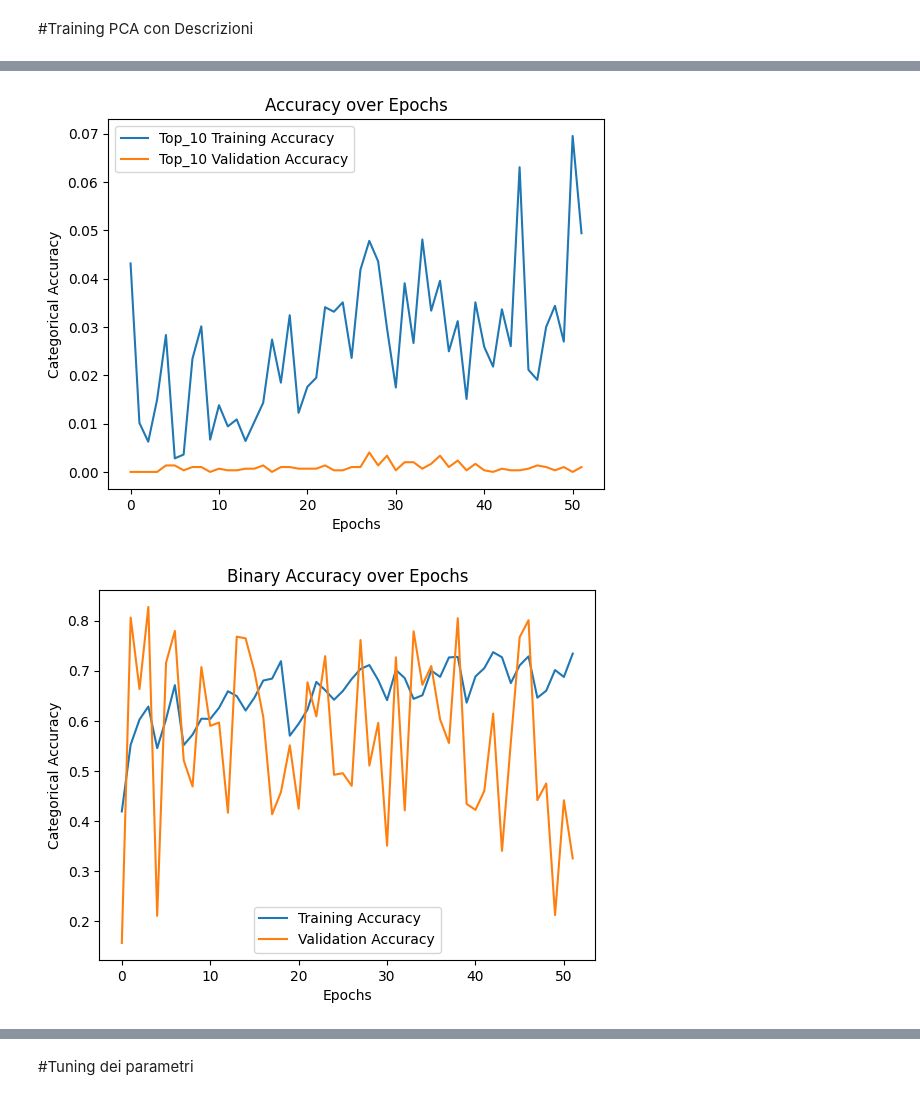
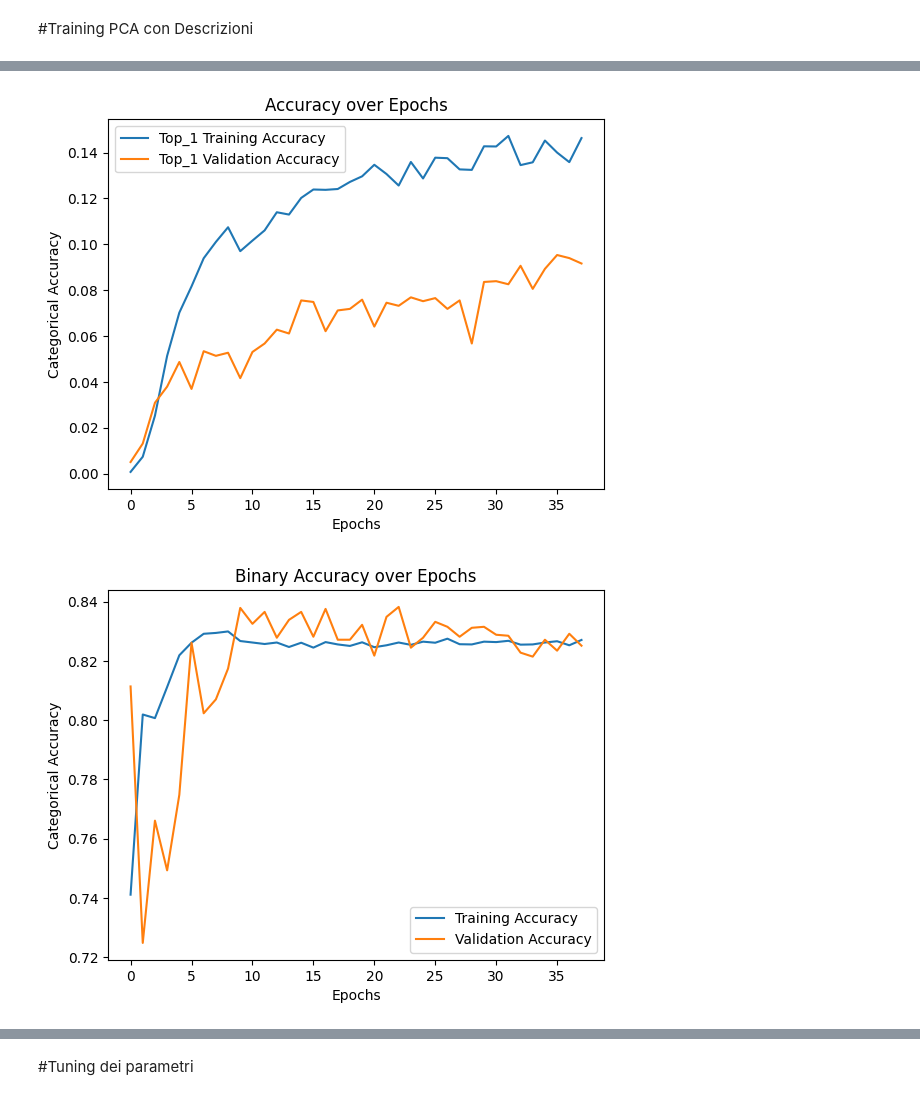
Before and after one commit to williambiondi/RecommenderGS, a Jupyter notebook: recommenderGranSasso.ipynb, the cells around one changed output, grey strips where cells are left out. Cells and saved outputs as stored; diff of their text form; code cells hidden in the pictures.

```diff
--- a/recommenderGranSasso.ipynb
+++ b/recommenderGranSasso.ipynb
@@ -850,9 +865,11 @@ user_embedding = Embedding(input_dim=len(unique_user_ids), output_dim=embedding_
 
 combined_input = Concatenate()([user_embedding])
 
-x = Dense(128, activation="relu")(combined_input)
+x = Dense(64, activation="relu")(combined_input)
+x = BatchNormalization()(x)
 x = Dropout(0.2)(x)
-x = Dense(64)(x)
+x = Dense(32, activation='relu')(x)
+x = BatchNormalization()(x)
 x = Dropout(0.2)(x)
 x = Flatten()(x)
 
@@ -965,6 +974,10 @@ composition_lookup.adapt(items['Composition'])
 items['Gender_encoded'] = gender_lookup(items['Gender'])
 items['Collection_encoded'] = collection_lookup(items['Collection'])
 items['Composition_encoded'] = composition_lookup(items['Composition'])
+# %%
+full_items = items.merge(df_reduced_desc, on='ItemId')
+full_items = full_items.merge(df_reduced_cat, on='ItemId')
+df_full = full_items.merge(purchases, on='ItemId')
 # %%
 feature_dict = {
     "item_id": df_full["ItemId"].values,
@@ -1043,10 +1056,12 @@ composition_input = Input(shape=(1,), name='composition')
 item_inputs =[item_embedding_input, category_embedding_input, gender_input, collection_input, composition_input]
 concatenated = Concatenate()(item_inputs)
 
-x = Dense(256, activation='relu')(concatenated)
-x = Dropout(0.2)(x)
-x = Dense(128)(x)
-x = Dropout(0.2)(x)
+x = Dense(64, activation='relu')(concatenated)
+x = BatchNormalization()(x)
+x = Dropout(0.15)(x)
+x = Dense(32, activation='relu')(x)
+x = BatchNormalization()(x)
+x = Dropout(0.15)(x)
 
 item_model = Model(inputs=item_inputs, outputs=x)
 # %%
@@ -1055,10 +1070,12 @@ user_embedding = Embedding(input_dim=len(unique_user_ids), output_dim=embedding_
 
 combined_input = Concatenate()([user_embedding])
 
-x = Dense(256, activation="relu")(combined_input)
-x = Dropout(0.2)(x)
-x = Dense(128)(x)
-x = Dropout(0.2)(x)
+x = Dense(64, activation="relu")(combined_input)
+x = BatchNormalization()(x)
+x = Dropout(0.15)(x)
+x = Dense(32, activation='relu')(x)
+x = BatchNormalization()(x)
+x = Dropout(0.15)(x)
 x = Flatten()(x)
 
 user_model = Model(inputs=[user_id_input], outputs=x)
@@ -1114,8 +1130,8 @@ plt.legend()
 plt.show()
 
 # Plot categorical accuracy
-plt.plot(metrics['factorized_top_k/top_10_categorical_accuracy'], label='Top_10 Training Accuracy')
-plt.plot(metrics['val_factorized_top_k/top_10_categorical_accuracy'], label='Top_10 Validation Accuracy')
+plt.plot(metrics['factorized_top_k/top_1_categorical_accuracy'], label='Top_1 Training Accuracy')
+plt.plot(metrics['val_factorized_top_k/top_1_categorical_accuracy'], label='Top_1 Validation Accuracy')
 plt.title('Accuracy over Epochs')
 plt.xlabel('Epochs')
 plt.ylabel('Categorical Accuracy')
@@ -1135,2 +1151,2 @@ plt.show()
-[figure, old version]
+[figure, new version]
-[figure, old version]
+[figure, new version]
```
Also changed, not shown: parts of 33 cells of this notebook.
